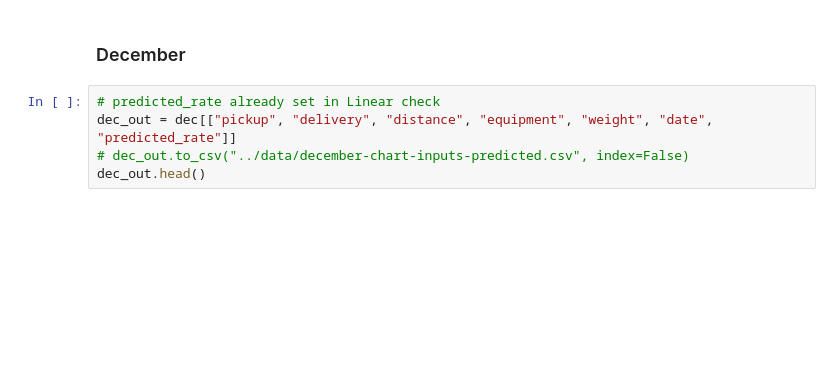
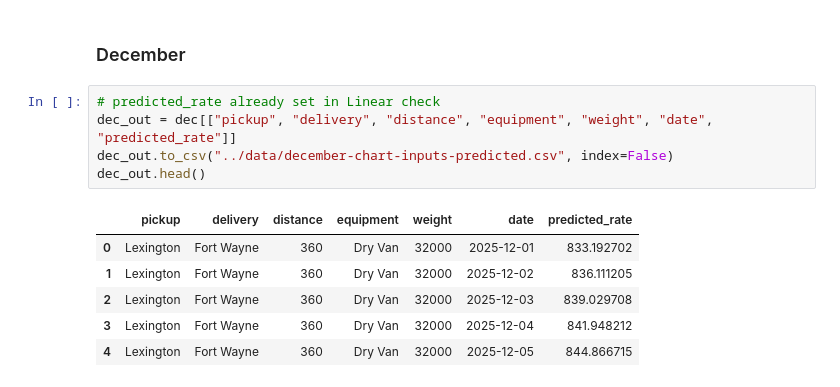
Before and after one commit to AQS-DS/freight-rate-ml-assessment, a Jupyter notebook: notebooks/model.ipynb, the cells around one changed output. Cells and saved outputs as stored; diff of their text form; blank space fills up the shorter version.

Commit message:
Add delivery artifacts: README, predictions, and December chart

```diff
--- a/notebooks/model.ipynb
+++ b/notebooks/model.ipynb
@@ -261,5 +335,12 @@ out_val.head()
 # %%
 # predicted_rate already set in Linear check
 dec_out = dec[["pickup", "delivery", "distance", "equipment", "weight", "date", "predicted_rate"]]
-# dec_out.to_csv("../data/december-chart-inputs-predicted.csv", index=False)
+dec_out.to_csv("../data/december-chart-inputs-predicted.csv", index=False)
 dec_out.head()
+# %% [output]
+|  | pickup | delivery | distance | equipment | weight | date | predicted_rate |
+| 0 | Lexington | Fort Wayne | 360 | Dry Van | 32000 | 2025-12-01 | 833.192702 |
+| 1 | Lexington | Fort Wayne | 360 | Dry Van | 32000 | 2025-12-02 | 836.111205 |
+| 2 | Lexington | Fort Wayne | 360 | Dry Van | 32000 | 2025-12-03 | 839.029708 |
+| 3 | Lexington | Fort Wayne | 360 | Dry Van | 32000 | 2025-12-04 | 841.948212 |
+| 4 | Lexington | Fort Wayne | 360 | Dry Van | 32000 | 2025-12-05 | 844.866715 |
```
Also changed, not shown: parts of 13 cells of this notebook, 4 other files.
